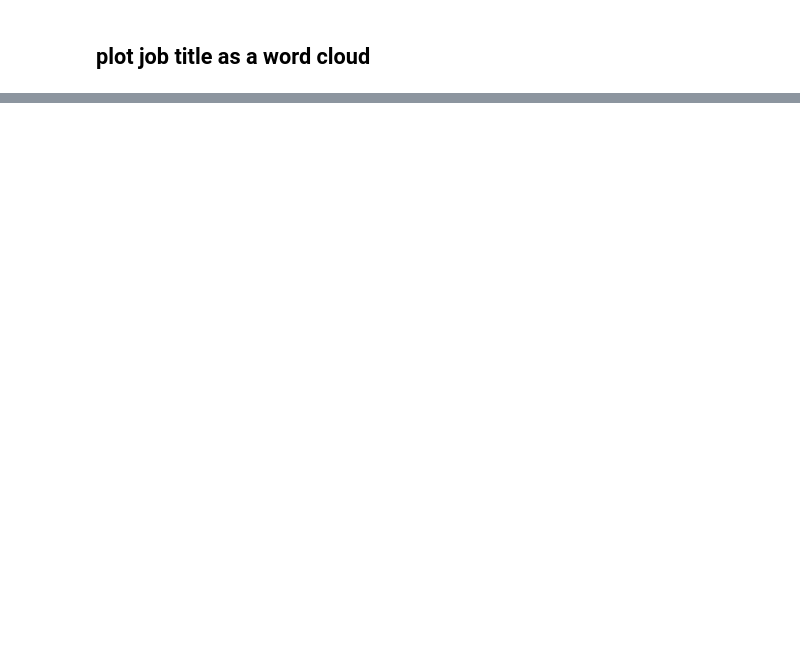
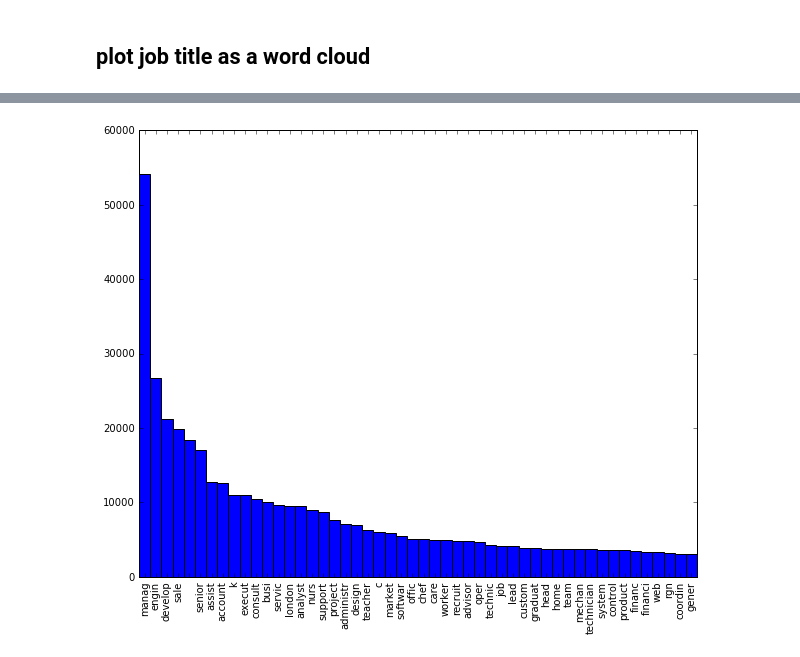
Before and after one commit to sempwn/salary-prediction, a Jupyter notebook: explore-data.ipynb, the cells around one changed output, grey strips where cells are left out. Saved outputs shown, nothing was run; the diff lists cells and outputs as text; code cells hidden in the pictures; blank space fills up the shorter version.

```diff
--- a/explore-data.ipynb
+++ b/explore-data.ipynb
@@ -4,6 +4,9 @@ import pandas as pd
 import matplotlib.pyplot as plt
 import numpy as np
 from collections import Counter
+from nltk.corpus import stopwords
+from nltk.stem.porter import PorterStemmer
+porter_stemmer = PorterStemmer()
 plt.rcParams['figure.figsize'] = (10.0, 8.0)
 # %%
 #load data (don't forget to download first)
@@ -61,0 +74,13 @@ plt.savefig('word_cloud_example.jpg')
+# %%
+most_common_terms = Counter([porter_stemmer.stem(w) for w in text.split(' ') if w not in cachedStopWords]).most_common(50)
+# %%
+labels, values = zip(*most_common_terms)
+
+indexes = np.arange(len(labels))
+width = 1.0
+
+plt.bar(indexes, values, width)
+plt.xticks(indexes + width * 0.5, labels, rotation='vertical')
+plt.show()
+# %% [output]
+[figure, added]
```
Also changed, not shown: parts of 5 cells of this notebook, 3 other files.
